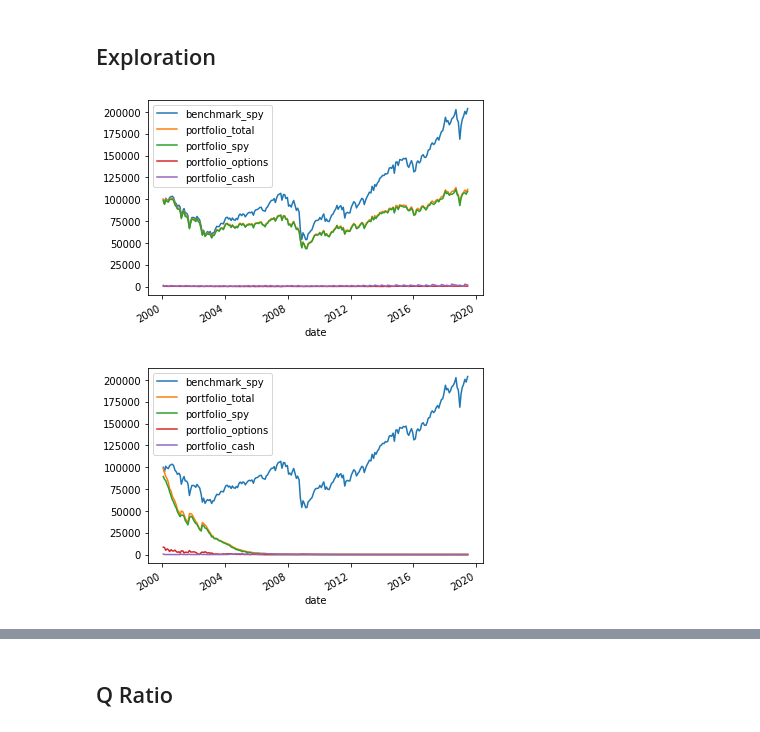
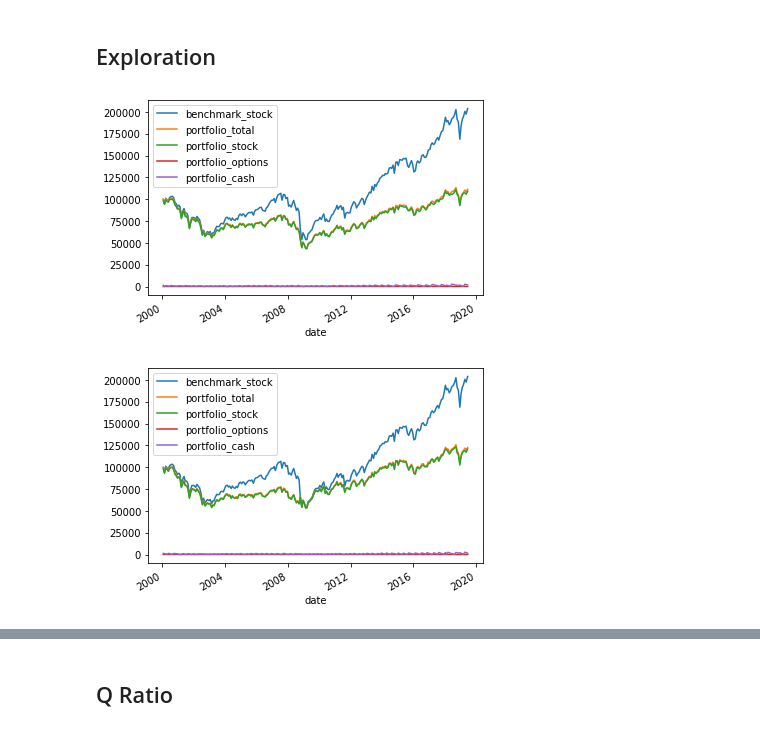
Before and after one commit to stopachka/gamma, a Jupyter notebook: puts_strategy.ipynb, the cells around one changed output, grey strips where cells are left out. Drawn from its saved outputs; the diff is of its cells as text; code cells hidden in the pictures.

```diff
--- a/puts_strategy.ipynb
+++ b/puts_strategy.ipynb
@@ -569,7 +454,9 @@ def buy_option_order(
 # %%
-date = datetime(2000, 1, 3)
-buy_option_order(
+date = ex_portfolio_row[PORTFOLIO_DATE]
+ex_new_portfolio_row = buy_option_order(
     1000,
-    find_best_option_row(date, (0.2, 0.3), (40, 100))
+    ex_portfolio_row,
+    find_best_option_row_to_buy(date, (0.2, 0.3), (40, 100))
 )
+ex_new_portfolio_row
 # %% [output]
@@ -757,0 +675,6 @@ def simulate(goal, cash):
+# %%
+simulated_portfolio_log = simulate(
+  build_goal(stock_alloc=0.995, otm_range=(0.1, 0.3), maturity_range=(60, 160)),
+  100000
+)
+simulated_portfolio_log
@@ -810,0 +728,3 @@ enhance_trade_book(trade_book)
+# %%
+enhanced_portfolio_log = enhance_portfolio_log(simulated_portfolio_log)
+enhanced_portfolio_log
@@ -812,38 +747,42 @@ enhance_trade_book(trade_book)
  And let's write some code to plot how we do.
 # %%
 def simulate_and_compare(goal, cash):
-  enhanced_trade_book = enhance_trade_book(simulate(goal, cash))
-  (just_spx_order, just_spx_order_cash_remaining) = buy_spx_order(
+  enhanced_portfolio_log = enhance_portfolio_log(simulate(goal, cash))
+  stock_portfolio_row = buy_stock_order(
+    cash,
+    create_seed_portfolio_row(
       TRADING_DATES.iloc[0],
+      build_goal(stock_alloc=1, otm_range=goal[GOAL_OTM_RANGE], maturity_range=goal[GOAL_MATURITY_RANGE]),
       cash
+    )
   )
-  def format_for_plot(row):
-      date = row[TRADE_BOOK_DATE]
-      portfolio = trade_book_row_to_portfolio(row)
+  def format_for_plot(portfolio_row):
+      date = portfolio_row[PORTFOLIO_DATE]
+      stock_portfolio_row[PORTFOLIO_DATE] = date
       return pd.Series({
-          'benchmark_spy': liquidate_spx_order(date, just_spx_order) + just_spx_order_cash_remaining,
-          'portfolio_total': row[ENHANCED_TRADE_BOOK_TOTAL_VALUE],
-          'portfolio_spy': row[ENHANCED_TRADE_BOOK_SPX_VALUE],
-          'portfolio_options': row[ENHANCED_TRADE_BOOK_OPTION_VALUE],
-          'portfolio_cash': row[TRADE_BOOK_CASH]
+          'benchmark_stock': total_stock_value(stock_portfolio_row) + stock_portfolio_row[PORTFOLIO_CASH],
+          'portfolio_total': portfolio_row[ENHANCED_PORTFOLIO_TOTAL_VALUE],
+          'portfolio_stock': portfolio_row[ENHANCED_PORTFOLIO_STOCK_VALUE],
+          'portfolio_options': portfolio_row[ENHANCED_PORTFOLIO_OPTION_VALUE],
+          'portfolio_cash': portfolio_row[PORTFOLIO_CASH]
       })
 
-  plot_df = enhanced_trade_book.apply(format_for_plot, axis=1)
+  plot_df = enhanced_portfolio_log.apply(format_for_plot, axis=1)
   plot_df.plot()
   plt.show()
 # %% [markdown]
 ## Exploration
 # %%
 simulate_and_compare(
-    build_goal(spx_alloc=0.995, otm_range=(0.2, 0.3), maturity_range=(60, 220)),
+    build_goal(stock_alloc=0.995, otm_range=(0.2, 0.3), maturity_range=(60, 220)),
     100000
 )
 # %% [output]
-[figure, old version]
+[figure, new version]
 # %%
 simulate_and_compare(
-    build_goal(spx_alloc=0.90, otm_range=(0.2, 0.3), maturity_range=(60, 220)),
+    build_goal(stock_alloc=0.995, otm_range=(0.2, 0.5), maturity_range=(60, 220)),
     100000
 )
 # %% [output]
-[figure, old version]
+[figure, new version]
```
Also changed, not shown: parts of 76 cells of this notebook.
